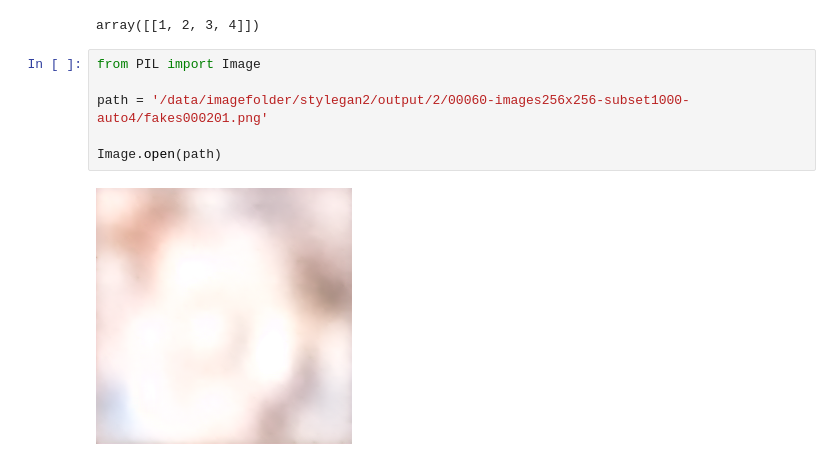
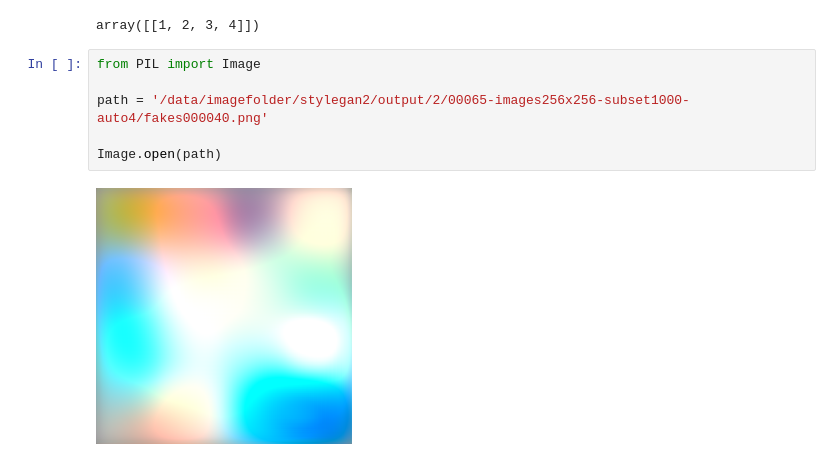
Before and after one commit to bill2bill/latent-stylegan2-ada-pytorch, a Jupyter notebook: example/sample.ipynb, the cells around one changed output. Saved outputs shown, nothing was run; the diff lists cells and outputs as text.

```diff
--- a/example/sample.ipynb
+++ b/example/sample.ipynb
@@ -24,8 +24,8 @@ array([[1, 2, 3, 4]])
 # %%
 from PIL import Image
 
-path = '/data/imagefolder/stylegan2/output/2/00060-images256x256-subset1000-auto4/fakes000201.png'
+path = '/data/imagefolder/stylegan2/output/2/00065-images256x256-subset1000-auto4/fakes000040.png'
 
 Image.open(path)
 # %% [output]
-[figure, old version]
+[figure, new version]
```
Also changed, not shown: 1 other file.
